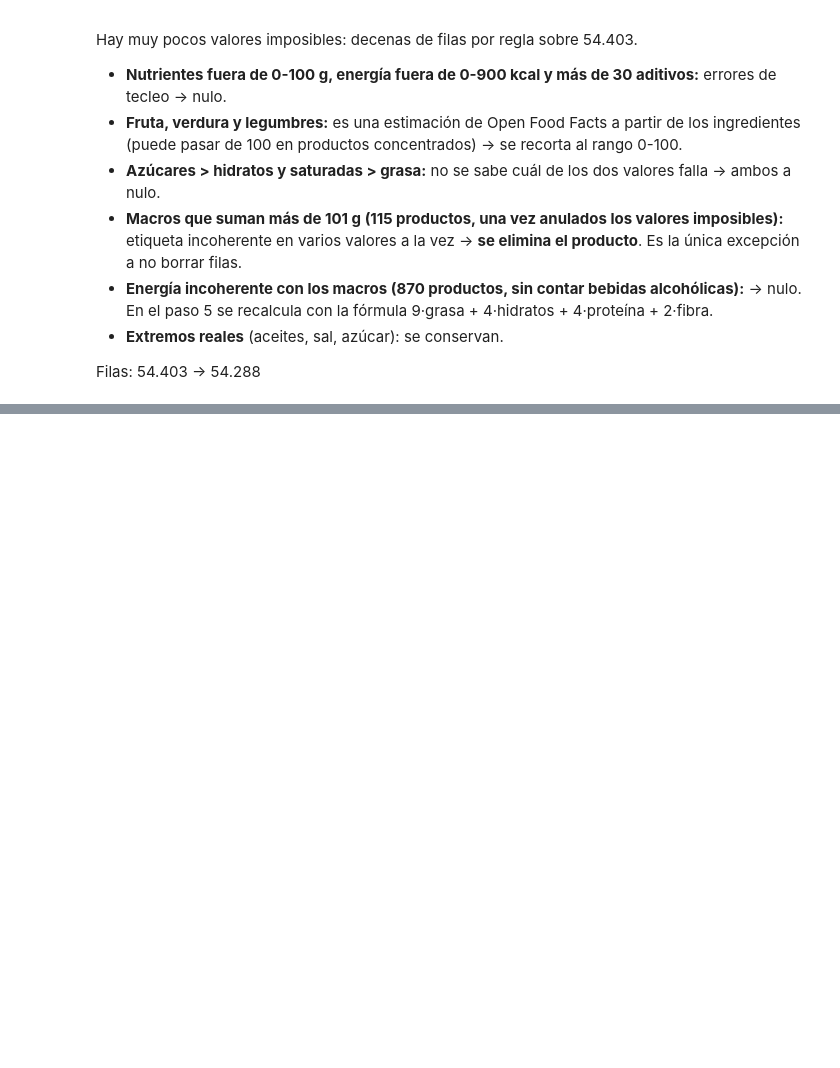
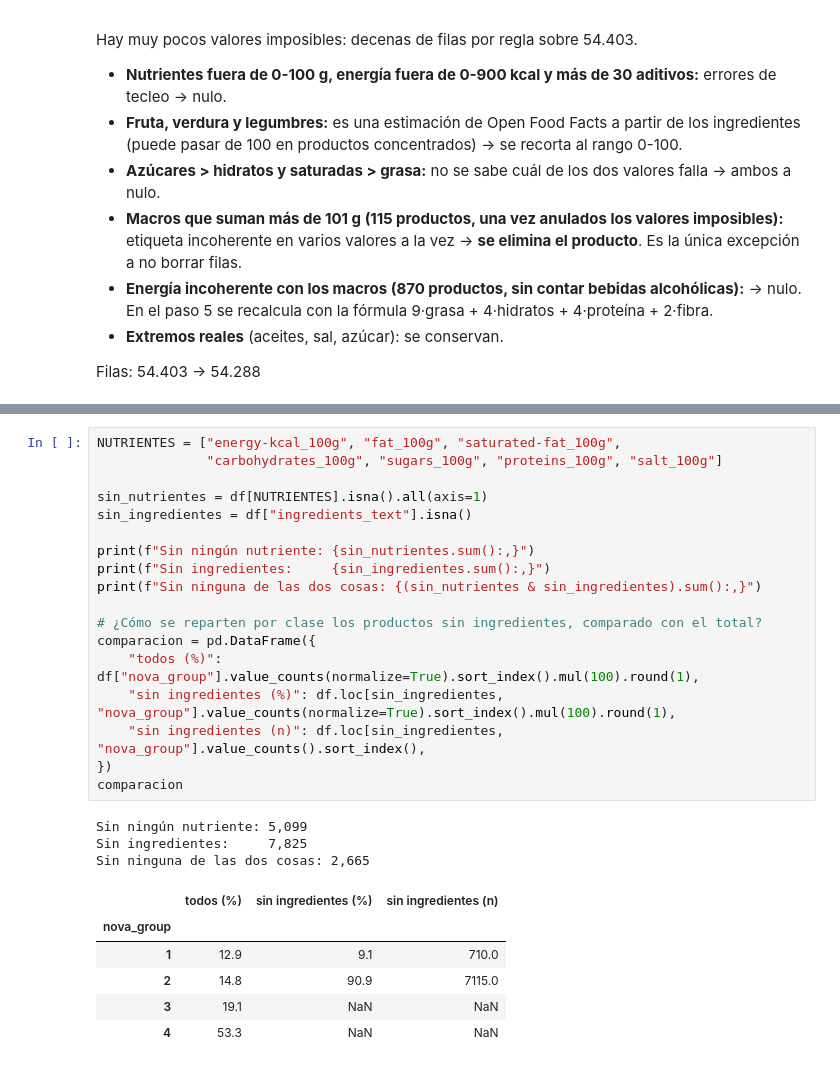
Before and after one commit to IA-P1-BCN/real-food-classifier, a Jupyter notebook: notebooks/01_eda.ipynb, the cells around one changed output, grey strips where cells are left out. Saved outputs shown, nothing was run; the diff lists cells and outputs as text; blank space fills up the shorter version.

Commit message:
feat(eda): handle missing values and flag products without ingredient list (step 5)

```diff
--- a/notebooks/01_eda.ipynb
+++ b/notebooks/01_eda.ipynb
@@ -554,0 +561,28 @@ Filas: 54.403 → 54.288
+# %%
+NUTRIENTES = ["energy-kcal_100g", "fat_100g", "saturated-fat_100g",
+              "carbohydrates_100g", "sugars_100g", "proteins_100g", "salt_100g"]
+
+sin_nutrientes = df[NUTRIENTES].isna().all(axis=1)
+sin_ingredientes = df["ingredients_text"].isna()
+
+print(f"Sin ningún nutriente: {sin_nutrientes.sum():,}")
+print(f"Sin ingredientes:     {sin_ingredientes.sum():,}")
+print(f"Sin ninguna de las dos cosas: {(sin_nutrientes & sin_ingredientes).sum():,}")
+
+# ¿Cómo se reparten por clase los productos sin ingredientes, comparado con el total?
+comparacion = pd.DataFrame({
+    "todos (%)": df["nova_group"].value_counts(normalize=True).sort_index().mul(100).round(1),
+    "sin ingredientes (%)": df.loc[sin_ingredientes, "nova_group"].value_counts(normalize=True).sort_index().mul(100).round(1),
+    "sin ingredientes (n)": df.loc[sin_ingredientes, "nova_group"].value_counts().sort_index(),
+})
+comparacion
+# %% [output]
+Sin ningún nutriente: 5,099
+Sin ingredientes:     7,825
+Sin ninguna de las dos cosas: 2,665
+|  | todos (%) | sin ingredientes (%) | sin ingredientes (n) |
+| nova_group |  |  |  |
+| 1 | 12.9 | 9.1 | 710.0 |
+| 2 | 14.8 | 90.9 | 7115.0 |
+| 3 | 19.1 | NaN | NaN |
+| 4 | 53.3 | NaN | NaN |
```
Also changed, not shown: parts of 5 cells of this notebook.
